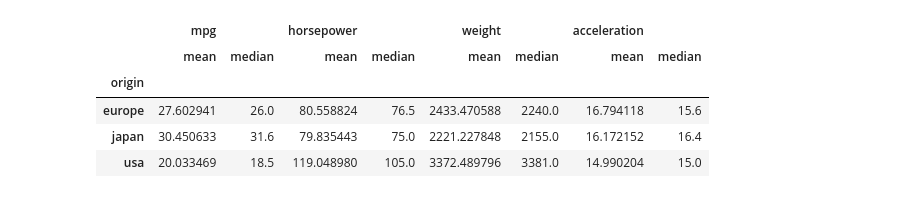
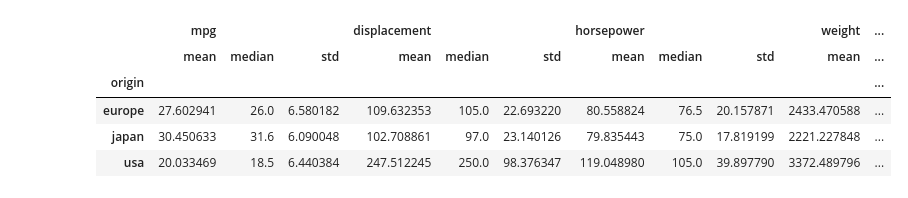
Before and after one commit to Zeepat/Asajad-Hussein-Statistical-Methods, a Jupyter notebook: Report/Report.ipynb, the cells around one changed output. Cells and saved outputs as stored; diff of their text form; code cells hidden in the pictures.

```diff
--- a/Report/Report.ipynb
+++ b/Report/Report.ipynb
@@ -13,10 +30,10 @@ cars.dropna(inplace=True)
 # %%
-mean_and_median_per_country = cars.groupby('origin').agg({'mpg': ['mean', 'median'], 'horsepower': ['mean', 'median'], 'weight': ['mean', 'median'], 'acceleration': ['mean', 'median']})
+mean_and_median_per_country = cars.groupby('origin').agg({'mpg': ['mean', 'median', 'std'], 'displacement': ['mean', 'median', 'std'], 'horsepower': ['mean', 'median', 'std'], 'weight': ['mean', 'median', 'std'], 'acceleration': ['mean', 'median', 'std']})
 mean_and_median_per_country
 # %% [output]
-|  | mpg |  | horsepower |  | weight |  | acceleration |  |
-|  | mean | median | mean | median | mean | median | mean | median |
-| origin |  |  |  |  |  |  |  |  |
-| europe | 27.602941 | 26.0 | 80.558824 | 76.5 | 2433.470588 | 2240.0 | 16.794118 | 15.6 |
-| japan | 30.450633 | 31.6 | 79.835443 | 75.0 | 2221.227848 | 2155.0 | 16.172152 | 16.4 |
-| usa | 20.033469 | 18.5 | 119.048980 | 105.0 | 3372.489796 | 3381.0 | 14.990204 | 15.0 |
+|  | mpg |  |  | displacement |  |  | horsepower |  |  | weight | ... |
+|  | mean | median | std | mean | median | std | mean | median | std | mean | ... |
+| origin |  |  |  |  |  |  |  |  |  |  | ... |
+| europe | 27.602941 | 26.0 | 6.580182 | 109.632353 | 105.0 | 22.693220 | 80.558824 | 76.5 | 20.157871 | 2433.470588 | ... |
+| japan | 30.450633 | 31.6 | 6.090048 | 102.708861 | 97.0 | 23.140126 | 79.835443 | 75.0 | 17.819199 | 2221.227848 | ... |
+| usa | 20.033469 | 18.5 | 6.440384 | 247.512245 | 250.0 | 98.376347 | 119.048980 | 105.0 | 39.897790 | 3372.489796 | ... |
```
Also changed, not shown: parts of 15 cells of this notebook.
